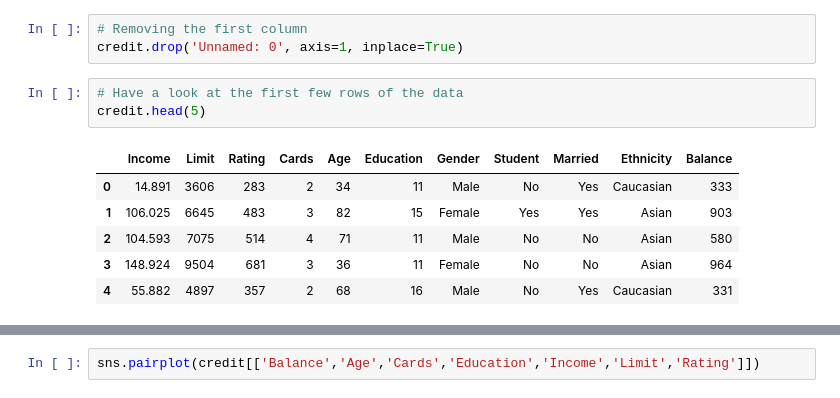
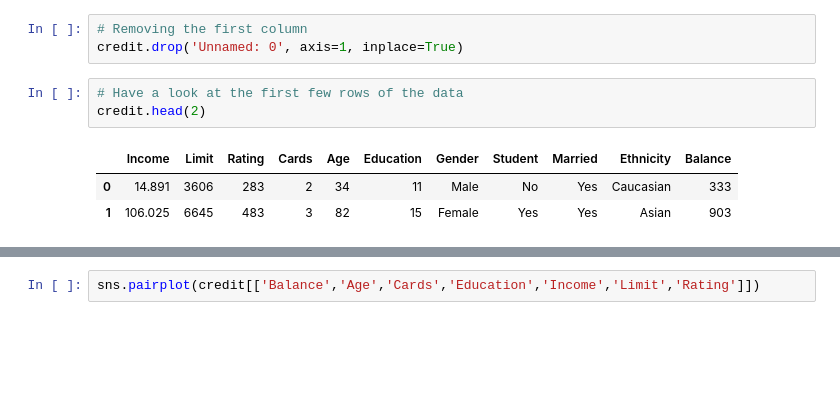
Before and after one commit to vincenzorrei/EDU-LinearRegression, a Jupyter notebook: credit.ipynb, the cells around one changed output, grey strips where cells are left out. Saved outputs shown, nothing was run; the diff lists cells and outputs as text; blank space fills up the shorter version.

```diff
--- a/credit.ipynb
+++ b/credit.ipynb
@@ -25,11 +25,8 @@ credit.describe()
 credit.drop('Unnamed: 0', axis=1, inplace=True)
 # %%
 # Have a look at the first few rows of the data
-credit.head(5)
+credit.head(2)
 # %% [output]
 |  | Income | Limit | Rating | Cards | Age | Education | Gender | Student | Married | Ethnicity | Balance |
 | 0 | 14.891 | 3606 | 283 | 2 | 34 | 11 | Male | No | Yes | Caucasian | 333 |
 | 1 | 106.025 | 6645 | 483 | 3 | 82 | 15 | Female | Yes | Yes | Asian | 903 |
-| 2 | 104.593 | 7075 | 514 | 4 | 71 | 11 | Male | No | No | Asian | 580 |
-| 3 | 148.924 | 9504 | 681 | 3 | 36 | 11 | Female | No | No | Asian | 964 |
-| 4 | 55.882 | 4897 | 357 | 2 | 68 | 16 | Male | No | Yes | Caucasian | 331 |
```
Also changed, not shown: parts of 7 cells of this notebook, 2 other files.
